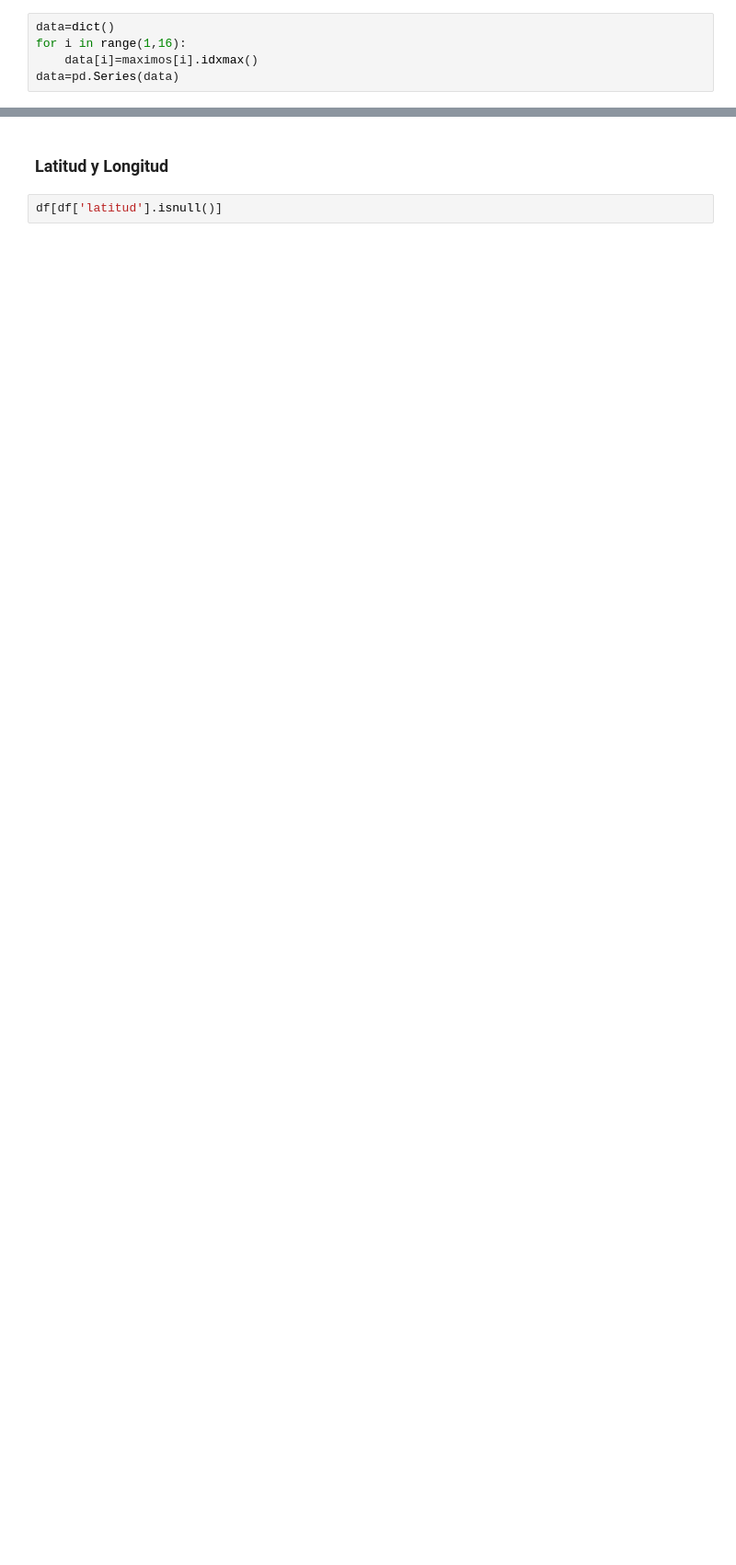
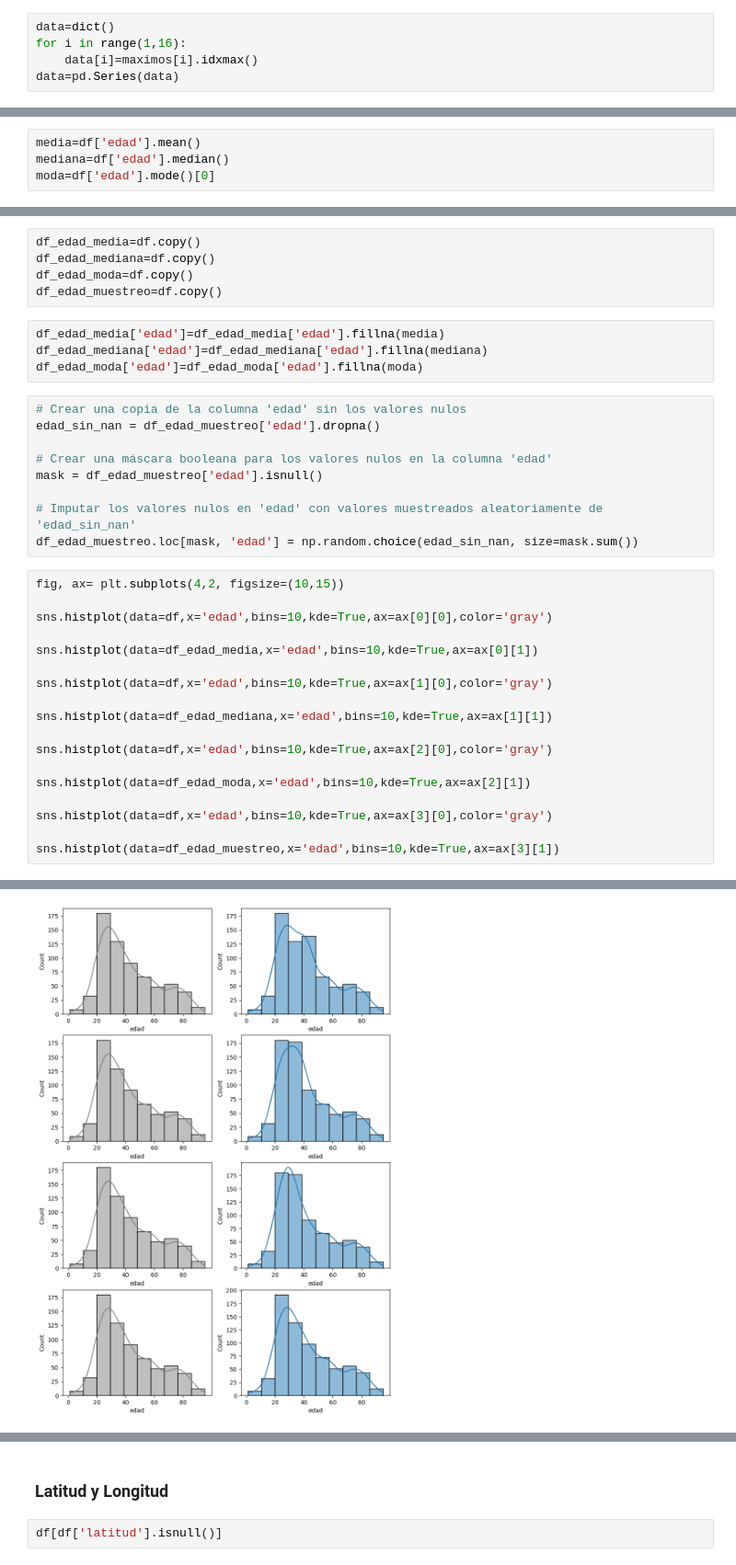
Before and after one commit to Juancito2085/PI_Data_Analyst, a Jupyter notebook: EDA.ipynb, the cells around one changed output, grey strips where cells are left out. Shown at 92% size. Saved outputs shown, nothing was run; the diff lists cells and outputs as text; blank space fills up the shorter version.

```diff
--- a/EDA.ipynb
+++ b/EDA.ipynb
@@ -312,0 +350,4 @@ df[df['id_hecho']=='2016-0004']
+# %%
+media=df['edad'].mean()
+mediana=df['edad'].median()
+moda=df['edad'].mode()[0]
@@ -312,0 +373,37 @@ df[df['id_hecho']=='2016-0004']
+# %%
+df_edad_media=df.copy()
+df_edad_mediana=df.copy()
+df_edad_moda=df.copy()
+df_edad_muestreo=df.copy()
+# %%
+df_edad_media['edad']=df_edad_media['edad'].fillna(media)
+df_edad_mediana['edad']=df_edad_mediana['edad'].fillna(mediana)
+df_edad_moda['edad']=df_edad_moda['edad'].fillna(moda)
+# %%
+# Crear una copia de la columna 'edad' sin los valores nulos
+edad_sin_nan = df_edad_muestreo['edad'].dropna()
+
+# Crear una máscara booleana para los valores nulos en la columna 'edad'
+mask = df_edad_muestreo['edad'].isnull()
+
+# Imputar los valores nulos en 'edad' con valores muestreados aleatoriamente de 'edad_sin_nan'
+df_edad_muestreo.loc[mask, 'edad'] = np.random.choice(edad_sin_nan, size=mask.sum())
+# %%
+fig, ax= plt.subplots(4,2, figsize=(10,15))
+
+sns.histplot(data=df,x='edad',bins=10,kde=True,ax=ax[0][0],color='gray')
+
+sns.histplot(data=df_edad_media,x='edad',bins=10,kde=True,ax=ax[0][1])
+
+sns.histplot(data=df,x='edad',bins=10,kde=True,ax=ax[1][0],color='gray')
+
+sns.histplot(data=df_edad_mediana,x='edad',bins=10,kde=True,ax=ax[1][1])
+
+sns.histplot(data=df,x='edad',bins=10,kde=True,ax=ax[2][0],color='gray')
+
+sns.histplot(data=df_edad_moda,x='edad',bins=10,kde=True,ax=ax[2][1])
+
+sns.histplot(data=df,x='edad',bins=10,kde=True,ax=ax[3][0],color='gray')
+
+sns.histplot(data=df_edad_muestreo,x='edad',bins=10,kde=True,ax=ax[3][1])
+# %% [output]
@@ -312,0 +411 @@ df[df['id_hecho']=='2016-0004']
+[figure, added]
```
Also changed, not shown: parts of 96 cells of this notebook, 1 other file.
